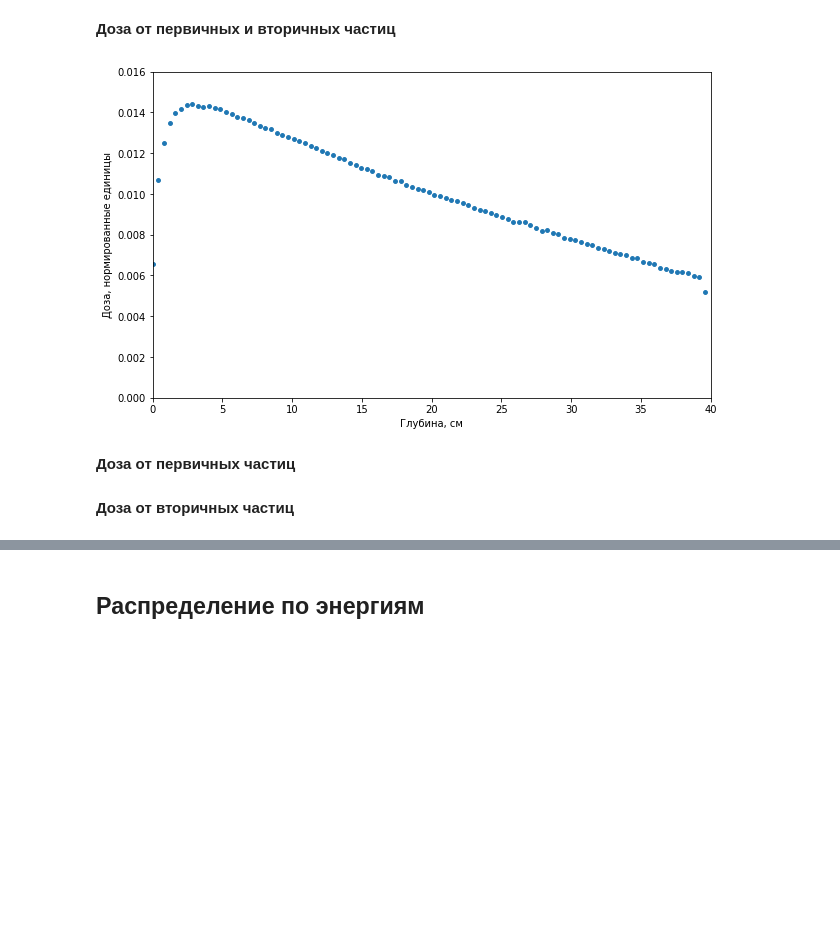
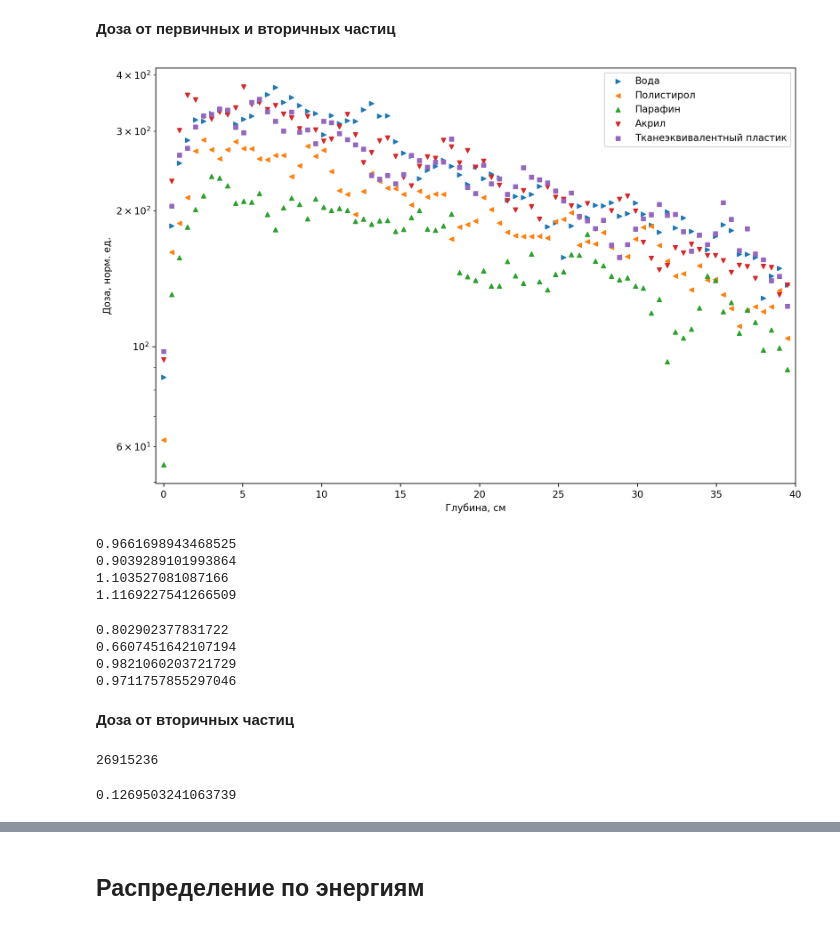
Before and after one commit to annndruha/Distribution-of-secondary-particles-in-tissue-equivalent-materials, a Jupyter notebook: model_cube/ParticlePlotter.ipynb, the cells around one changed output, grey strips where cells are left out. Drawn from its saved outputs; the diff is of its cells as text; code cells hidden in the pictures; blank space fills up the shorter version.

```diff
--- a/model_cube/ParticlePlotter.ipynb
+++ b/model_cube/ParticlePlotter.ipynb
@@ -7,4 +7,5 @@ import numpy as np
 import glob
 from tqdm import tqdm
 import matplotlib.pyplot as plt
-plt.rcParams["figure.figsize"] = (10,6)
+# plt.rcParams["figure.figsize"] = (10,6)
+plt.figure(figsize=(6, 4), dpi=120)
@@ -144,25 +173,34 @@ dose_weights(secondary2)
 # %% [markdown]
 **Доза от первичных и вторичных частиц**
 # %%
-# borders1, bins1 = get_z_dose_bins(data)
-# borders2, bins2 = get_z_dose_bins(primary)
-borders3, bins3 = get_z_dose_bins(secondary2)
-# borders4, bins4 = get_z_dose_bins(secondary2)
-# borders5, bins5 = get_z_dose_bins(secondary3)
+borders, bins = get_z_dose_bins(secondary[secondary['name'] == 'e+'], bins=80)
+borders2, bins2 = get_z_dose_bins(secondary2[secondary2['name'] == 'e+'], bins=80)
+borders3, bins3 = get_z_dose_bins(secondary3[secondary3['name'] == 'e+'], bins=80)
+borders4, bins4 = get_z_dose_bins(secondary4[secondary4['name'] == 'e+'], bins=80)
+borders5, bins5 = get_z_dose_bins(secondary5[secondary5['name'] == 'e+'], bins=80)
 # %%
-# plt.scatter(borders1, bins1, s=5, label='total')
-# plt.scatter(borders2, bins2, s=5, label='primary')
-plt.scatter(borders3, bins3/sum(bins3), s=15, marker='o', label='1')
-# plt.scatter(borders4, bins4, s=5, marker='v', label='2')
-# plt.scatter(borders4, bins4, s=5, marker='s', label='3')
-plt.ylim([0, 0.016001])
-plt.xlim([0, 40.01])
-# plt.yscale('log')
-plt.ylabel('Доза, нормированные единицы')
+plt.figure(figsize=(12, 8), dpi=240)
+plt.scatter(borders, bins, s=20, marker='>',label='Вода')
+plt.scatter(borders2, bins2, s=20, marker='<',label='Полистирол')
+plt.scatter(borders3, bins3, s=20, marker='^',label='Парафин')
+plt.scatter(borders4, bins4, s=20, marker='v', label='Акрил')
+plt.scatter(borders5, bins5, s=20, marker='s', label='Тканеэквивалентный пластик')
+# plt.ylim([1.9*10**3, 2*10**4])
+plt.xlim([-0.5, 40.01])
+plt.yscale('log')
+plt.ylabel('Доза, норм. ед.')
 plt.xlabel('Глубина, см')
-# plt.legend()
+plt.legend()
 plt.show()
 # %% [output]
-[figure, old version]
+[figure, new version]
-# %% [markdown]
-**Доза от первичных частиц**
+# %%
+print(sum(total2) / sum(total))
+print(sum(total3) / sum(total))
+print(sum(total4) / sum(total))
+print(sum(total5) / sum(total))
+# %% [output]
+0.9661698943468525
+0.9039289101993864
+1.103527081087166
+1.1169227541266509
@@ -169,3 +213,13 @@ plt.show()
+# %%
+print(sum(s_part2['dE']) / sum(s_part['dE']))
+print(sum(s_part3['dE']) / sum(s_part['dE']))
+print(sum(s_part4['dE']) / sum(s_part['dE']))
+print(sum(s_part5['dE']) / sum(s_part['dE']))
+# %% [output]
+0.802902377831722
+0.6607451642107194
+0.9821060203721729
+0.9711757855297046
 # %%
 borders1, bins1 = get_z_dose_bins(primary[primary['name'] == 'e-'])
 borders2, bins2 = get_z_dose_bins(primary[primary['name'] == 'gamma'])
@@ -187,2 +239,11 @@ secondary2 = data2[data2['creator_process'] != 'user']
 sum(secondary2['dE'])/sum(secondary['dE'])
+# %%
+len(secondary)
+# %% [output]
+26915236
+# %%
+gg = secondary[secondary['name'] == 'gamma']
+sum(gg['energy'])/len(gg)
+# %% [output]
+0.1269503241063739
 # %%
```
Also changed, not shown: parts of 18 cells of this notebook, 1 other file.
